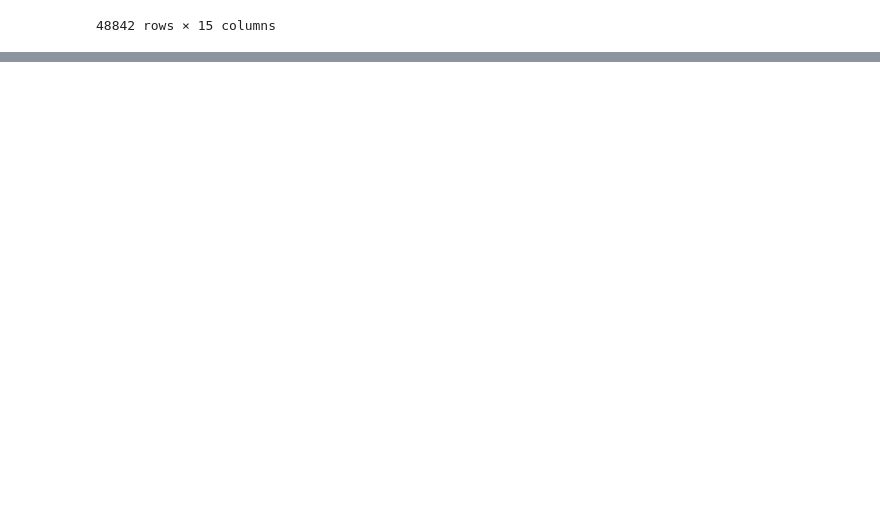
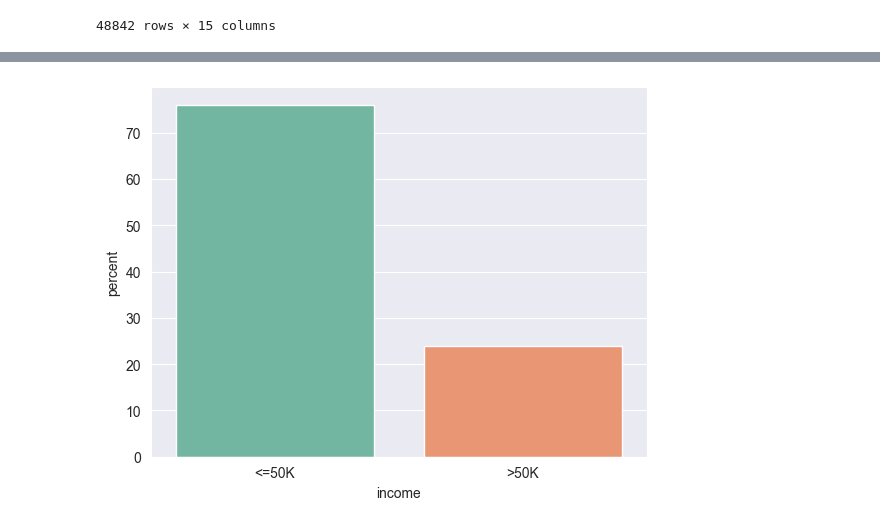
Before and after one commit to Marcelloprime/rnn_adult_income_prediction, a Jupyter notebook: 01_eda.ipynb, the cells around one changed output, grey strips where cells are left out. Saved outputs shown, nothing was run; the diff lists cells and outputs as text; code cells hidden in the pictures; blank space fills up the shorter version.

```diff
--- a/01_eda.ipynb
+++ b/01_eda.ipynb
@@ -65,0 +161,7 @@ df
+# %%
+df.replace('?', np.nan, inplace=True)
+df['native-country'] = df['native-country'].replace({
+    'South': 'South-Korea',
+    'Hong': 'Hong-Kong'
+})
+df.isna().sum().sort_values(ascending=False)
@@ -65,0 +212,11 @@ df
+# %%
+df['income'] = df['income'].str.strip()
+
+df['income'] = df['income'].replace({ # Realizamos los reemplazos
+    '<=50K.': '<=50K',
+    '>50K.': '>50K'
+})
+sns.countplot(x='income', hue = 'income', data = df, palette="Set2", stat = 'percent')
+plt.show()
+# %% [output]
+[figure, added]
```
Also changed, not shown: parts of 13 cells of this notebook.
